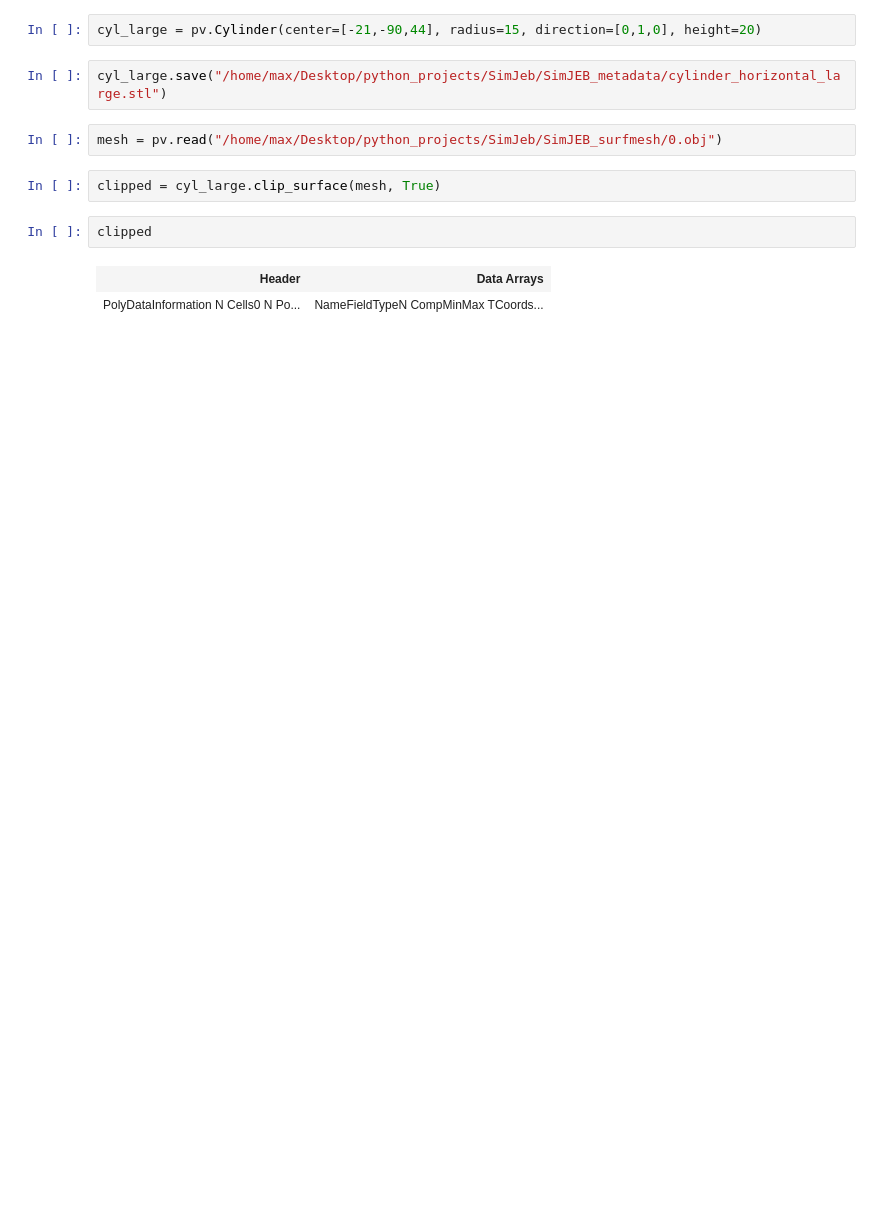
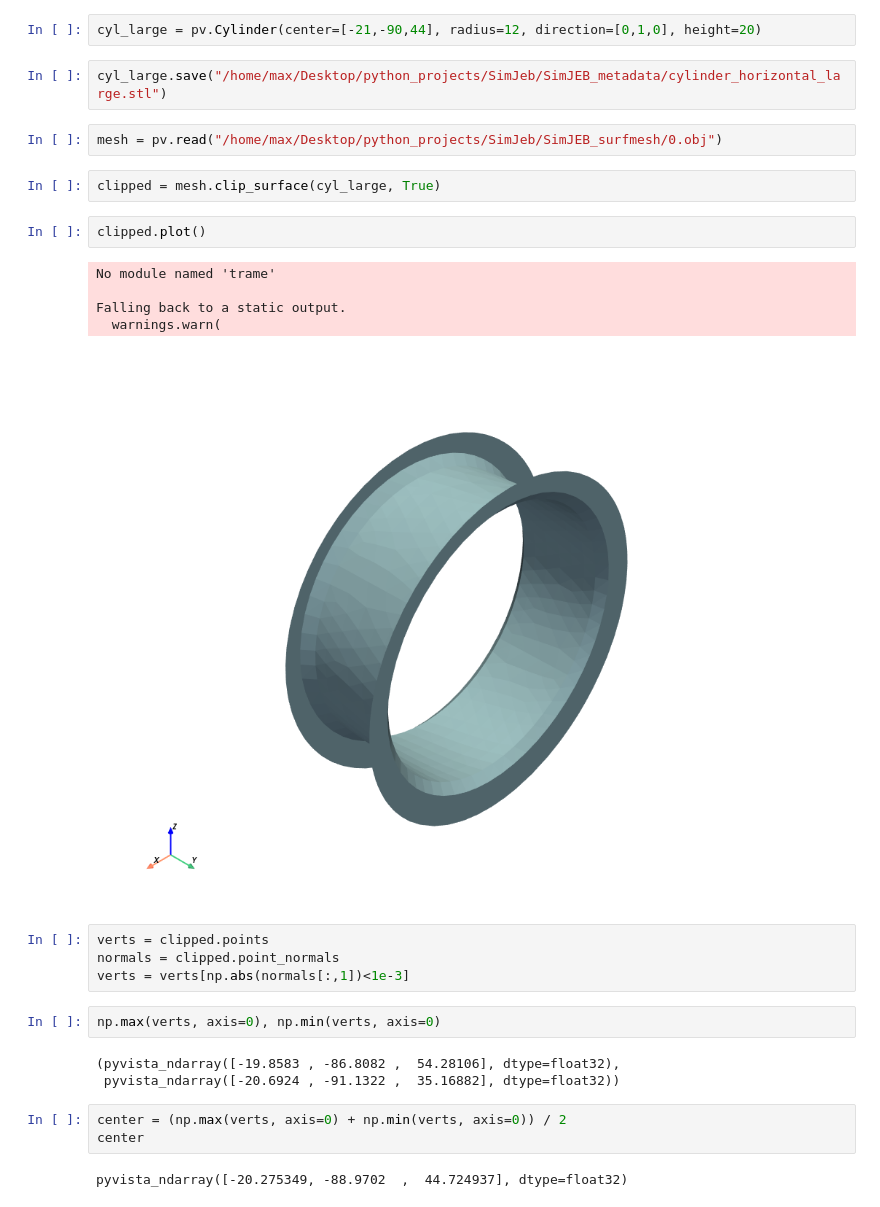
Before and after one commit to mkskalai/simjeb-optimization, a Jupyter notebook: define_mesh_interfaces.ipynb, the cells around one changed output. Drawn from its saved outputs; the diff is of its cells as text; blank space fills up the shorter version.

```diff
--- a/define_mesh_interfaces.ipynb
+++ b/define_mesh_interfaces.ipynb
@@ -4,15 +4,32 @@ import numpy as np
 from pathlib import Path
 import pyvista as pv
 # %%
-cyl_large = pv.Cylinder(center=[-21,-90,44], radius=15, direction=[0,1,0], height=20)
+cyl_large = pv.Cylinder(center=[-21,-90,44], radius=12, direction=[0,1,0], height=20)
 # %%
 cyl_large.save("/home/max/Desktop/python_projects/SimJeb/SimJEB_metadata/cylinder_horizontal_large.stl")
 # %%
 mesh = pv.read("/home/max/Desktop/python_projects/SimJeb/SimJEB_surfmesh/0.obj")
 # %%
-clipped = cyl_large.clip_surface(mesh, True)
+clipped = mesh.clip_surface(cyl_large, True)
 # %%
-clipped
+clipped.plot()
 # %% [output]
-| Header | Data Arrays |
-| PolyDataInformation N Cells0 N Po... | NameFieldTypeN CompMinMax TCoords... |
+No module named 'trame'
+
+Falling back to a static output.
+  warnings.warn(
+[figure, added]
+# %%
+verts = clipped.points
+normals = clipped.point_normals
+verts = verts[np.abs(normals[:,1])<1e-3]
+# %%
+np.max(verts, axis=0), np.min(verts, axis=0)
+# %% [output]
+(pyvista_ndarray([-19.8583 , -86.8082 ,  54.28106], dtype=float32),
+ pyvista_ndarray([-20.6924 , -91.1322 ,  35.16882], dtype=float32))
+# %%
+center = (np.max(verts, axis=0) + np.min(verts, axis=0)) / 2
+center
+# %% [output]
+pyvista_ndarray([-20.275349, -88.9702  ,  44.724937], dtype=float32)
```
Also changed, not shown: parts of 4 cells of this notebook.
